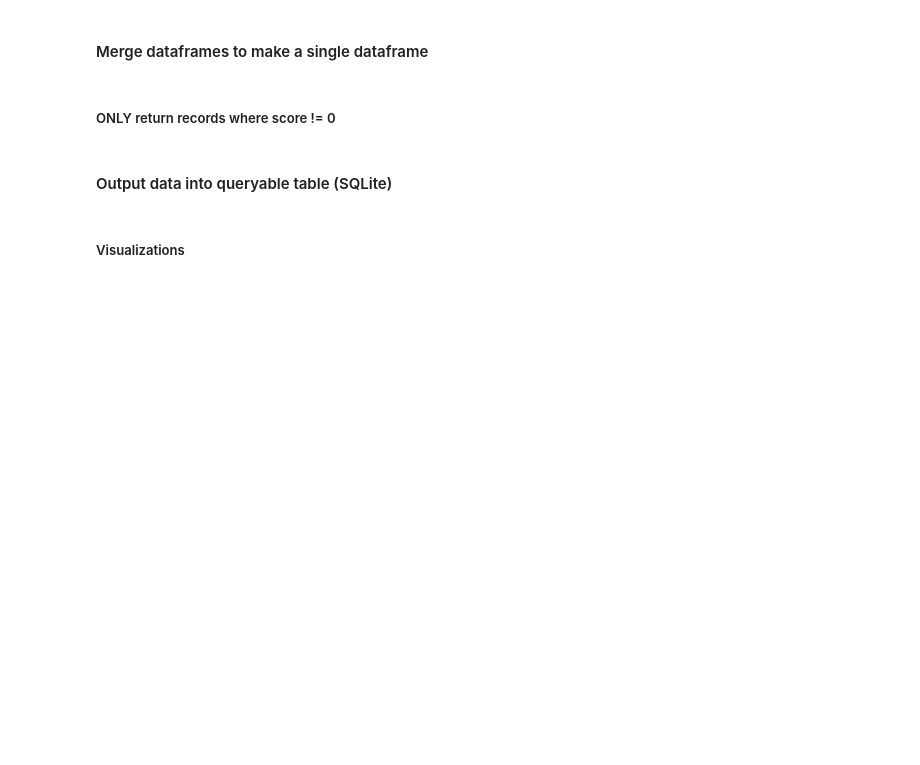
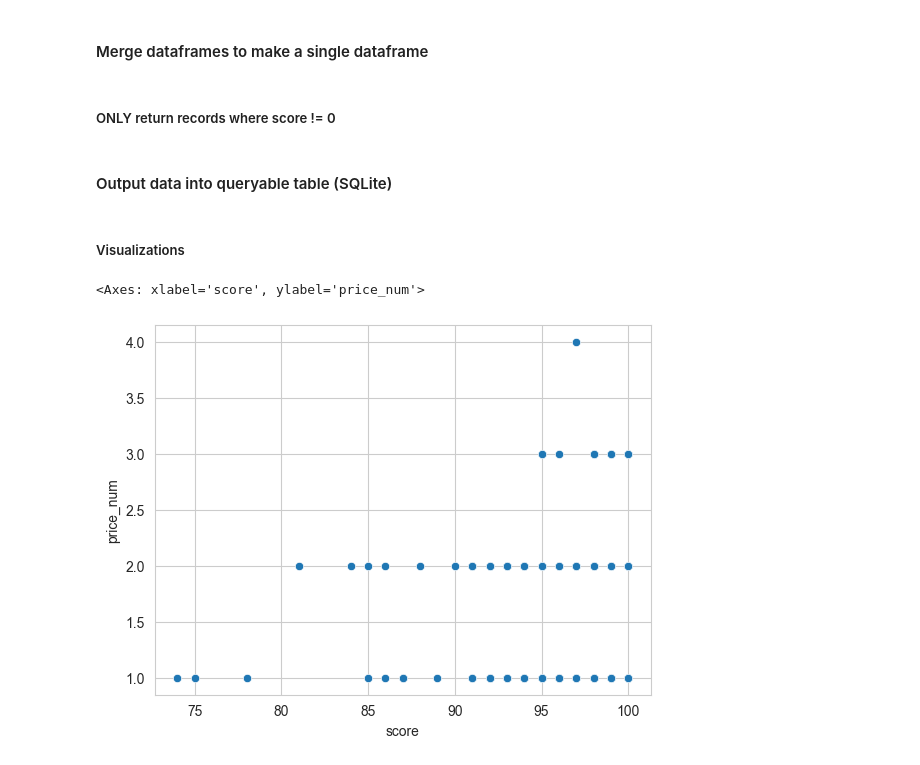
Before and after one commit to mary-vo/inspection, a Jupyter notebook: analysis.ipynb, the cells around one changed output. Drawn from its saved outputs; the diff is of its cells as text; code cells hidden in the pictures; blank space fills up the shorter version.

```diff
--- a/analysis.ipynb
+++ b/analysis.ipynb
@@ -89,0 +120,14 @@ merged_df_masked.to_excel("merged_output_masked.xlsx", index=False)
+# %%
+sns.set_style('whitegrid')
+price_mapping = {'$': 1, '$$': 2, '$$$': 3, '$$$$': 4}
+merged_df_masked.loc[:,'price_num'] = merged_df_masked['price'].map(price_mapping).astype(float)
+
+
+sns.scatterplot(x='score', y='price_num',
+                # size='rating',
+                # size_order=[1, 2, 3, 4],
+                # sizes=[100,200,300,400,500,600],
+                data=merged_df_masked)
+# %% [output]
+<Axes: xlabel='score', ylabel='price_num'>
+[figure, added]
```
Also changed, not shown: parts of 3 cells of this notebook, 5 other files.
